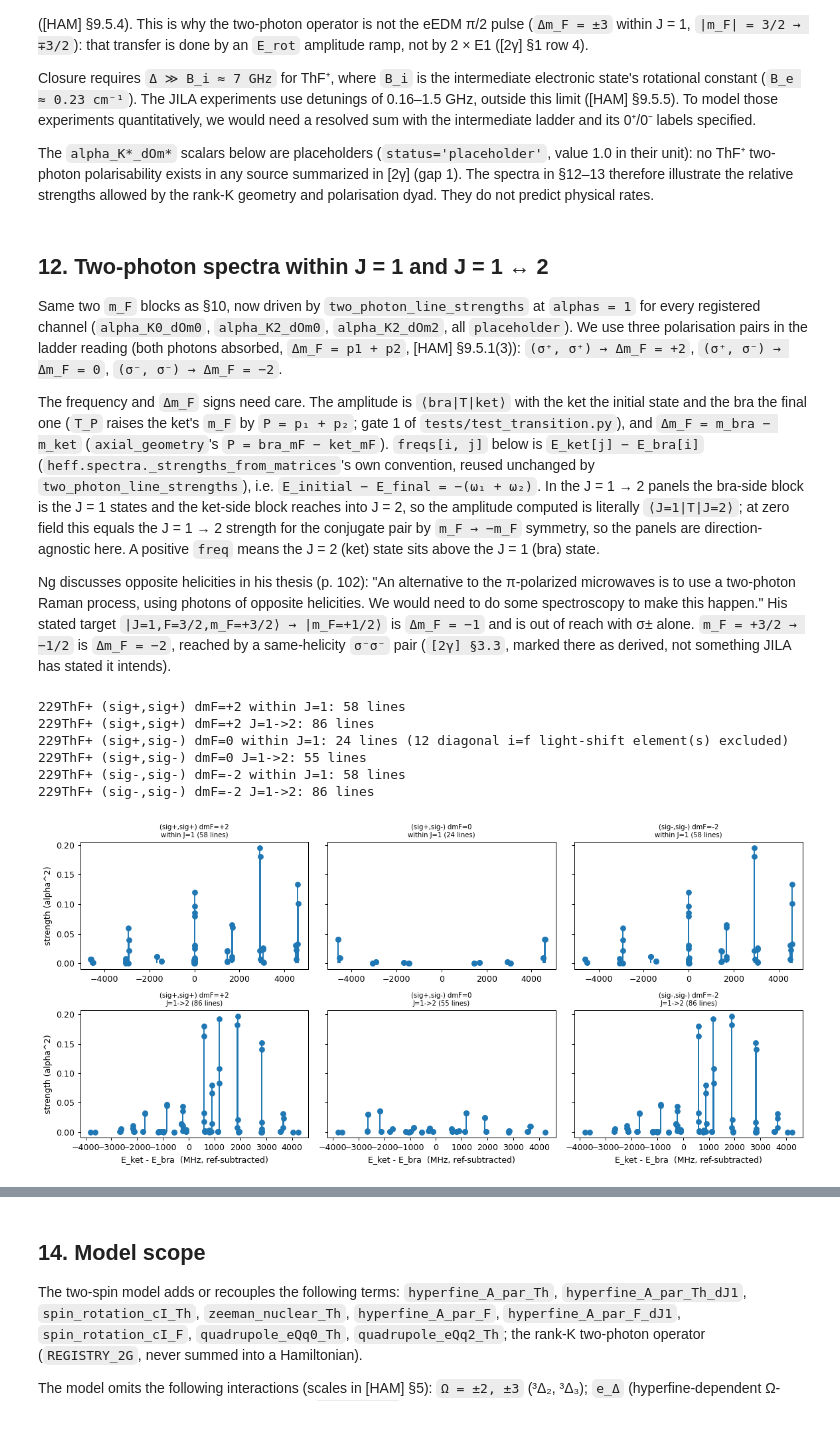
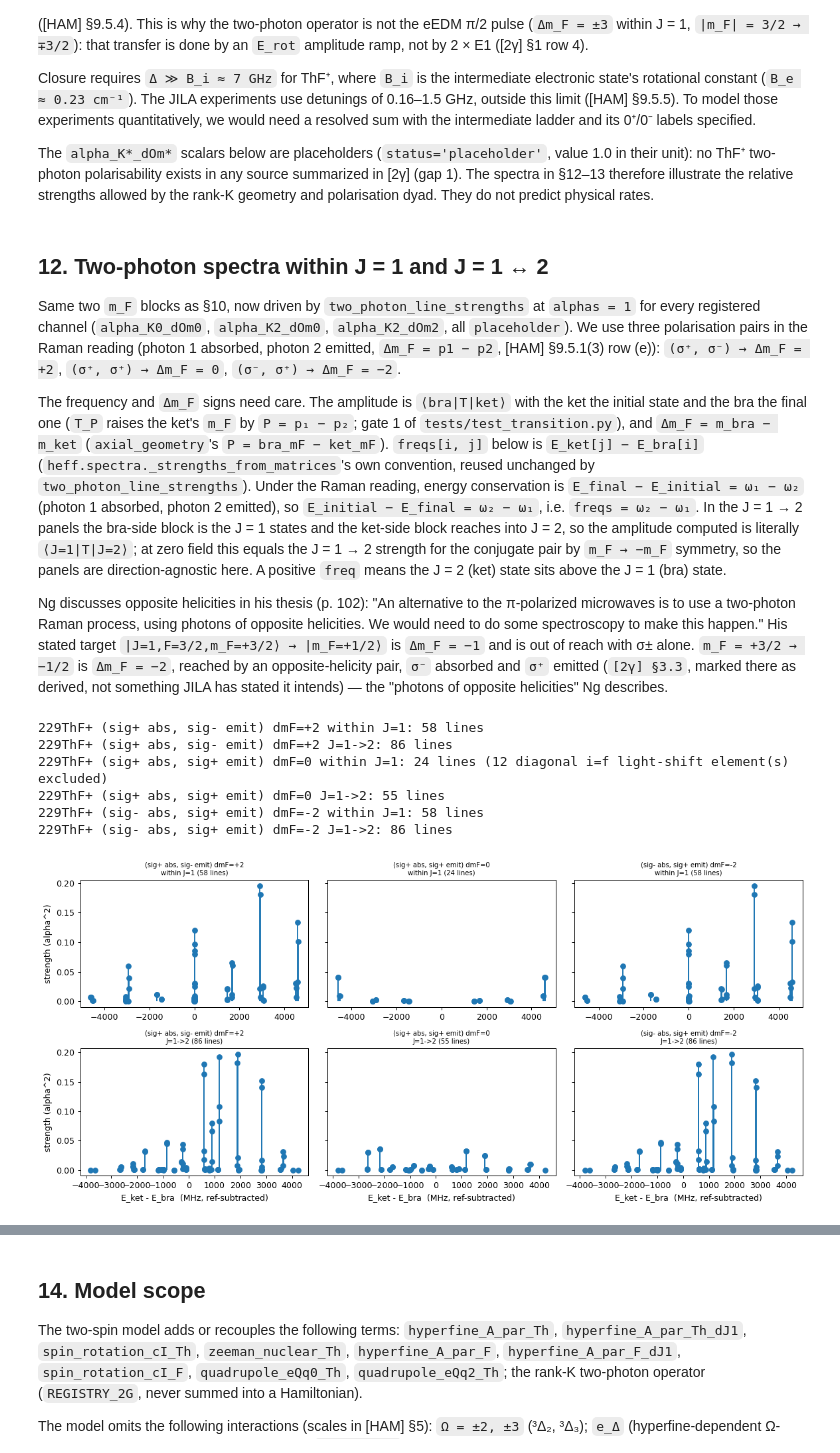
Before and after one commit to arianjad/heff, a Jupyter notebook: notebooks/ThF_plus_Isotopologues.ipynb, the cells around one changed output, grey strips where cells are left out. Cells and saved outputs as stored; diff of their text form; code cells hidden in the pictures; blank space fills up the shorter version.

Commit message:
Notebook: Raman reading for the two-photon section

```diff
--- a/notebooks/ThF_plus_Isotopologues.ipynb
+++ b/notebooks/ThF_plus_Isotopologues.ipynb
@@ -774,16 +774,19 @@ They do not predict physical rates.
 Same two `m_F` blocks as §10, now driven by `two_photon_line_strengths` at
 `alphas = 1` for every registered channel (`alpha_K0_dOm0`, `alpha_K2_dOm0`,
 `alpha_K2_dOm2`, all `placeholder`). We use three polarisation pairs in the
-ladder reading (both photons absorbed, `Δm_F = p1 + p2`, [HAM] §9.5.1(3)):
-`(σ⁺, σ⁺) → Δm_F = +2`, `(σ⁺, σ⁻) → Δm_F = 0`, `(σ⁻, σ⁻) → Δm_F = −2`.
+Raman reading (photon 1 absorbed, photon 2 emitted, `Δm_F = p1 − p2`,
+[HAM] §9.5.1(3) row (e)): `(σ⁺, σ⁻) → Δm_F = +2`, `(σ⁺, σ⁺) → Δm_F = 0`,
+`(σ⁻, σ⁺) → Δm_F = −2`.
 
 The frequency and `Δm_F` signs need care. The amplitude is `⟨bra|T|ket⟩`
 with the ket the initial state and the bra the final one (`T_P` raises the
-ket's `m_F` by `P = p₁ + p₂`; gate 1 of `tests/test_transition.py`), and
+ket's `m_F` by `P = p₁ − p₂`; gate 1 of `tests/test_transition.py`), and
 `Δm_F = m_bra − m_ket` (`axial_geometry`'s `P = bra_mF − ket_mF`).
 `freqs[i, j]` below is `E_ket[j] − E_bra[i]` (`heff.spectra._strengths_from_matrices`'s
-own convention, reused unchanged by `two_photon_line_strengths`), i.e.
-`E_initial − E_final = −(ω₁ + ω₂)`. In the J = 1 → 2 panels the bra-side
+own convention, reused unchanged by `two_photon_line_strengths`). Under the
+Raman reading, energy conservation is `E_final − E_initial = ω₁ − ω₂`
+(photon 1 absorbed, photon 2 emitted), so `E_initial − E_final = ω₂ − ω₁`,
+i.e. `freqs = ω₂ − ω₁`. In the J = 1 → 2 panels the bra-side
 block is the J = 1 states and the ket-side block reaches into J = 2, so the
 amplitude computed is literally `⟨J=1|T|J=2⟩`; at zero field this equals the
 J = 1 → 2 strength for the conjugate pair by `m_F → −m_F` symmetry, so the
@@ -795,26 +798,29 @@ Ng discusses opposite helicities in his thesis (p. 102):
 process, using photons of opposite helicities. We would need to do some
 spectroscopy to make this happen." His stated target
 `|J=1,F=3/2,m_F=+3/2⟩ → |m_F=+1/2⟩` is `Δm_F = −1` and is out of reach
-with σ± alone. `m_F = +3/2 → −1/2` is `Δm_F = −2`, reached by a
-same-helicity `σ⁻σ⁻` pair (`[2γ] §3.3`, marked there as derived, not
-something JILA has stated it intends).
+with σ± alone. `m_F = +3/2 → −1/2` is `Δm_F = −2`, reached by an
+opposite-helicity pair, `σ⁻` absorbed and `σ⁺` emitted (`[2γ] §3.3`, marked
+there as derived, not something JILA has stated it intends) — the
+"photons of opposite helicities" Ng describes.
 # %%
 SQ2 = np.sqrt(2.0)
 SIGMA_P = np.array([-1.0, -1.0j, 0.0]) / SQ2
 SIGMA_M = np.array([1.0, -1.0j, 0.0]) / SQ2
 ALPHAS = {'alpha_K0_dOm0': 1.0, 'alpha_K2_dOm0': 1.0, 'alpha_K2_dOm2': 1.0}
 
-# label -> (eps1, eps2, Delta m_F).  Ladder reading (both photons absorbed,
-# Delta m_F = p1 + p2, [HAM] S9.5.1(3) row (d)). two_photon_spectrum's first
-# block argument is the BRA side and the second is the KET side
-# (two_photon_matrix(kets_a, kets_b, ...) evaluates two_photon_geometry(
-# kets_a[i], kets_b[j], ...), whose bra/ket order matches axial_geometry:
-# Delta m_F = P = bra_mF - ket_mF), so the bra-side block sits at
-# ket_mF + Delta m_F. Picking the wrong pair gives an all-zero spectrum,
-# not an error, so this mapping is the load-bearing part.
-TWOP_PAIRS = {'(sig+,sig+) dmF=+2': (SIGMA_P, SIGMA_P, 2),
-             '(sig+,sig-) dmF=0': (SIGMA_P, SIGMA_M, 0),
-             '(sig-,sig-) dmF=-2': (SIGMA_M, SIGMA_M, -2)}
+# label -> (eps1, eps2, Delta m_F).  Raman reading (photon 1 absorbed,
+# photon 2 emitted, Delta m_F = p1 - p2, [HAM] S9.5.1(3) row (e)).
+# two_photon_spectrum's first block argument is the BRA side and the second
+# is the KET side (two_photon_matrix(kets_a, kets_b, ...) evaluates
+# two_photon_geometry(kets_a[i], kets_b[j], ...), whose bra/ket order
+# matches axial_geometry: Delta m_F = P = bra_mF - ket_mF), so the bra-side
+# block sits at ket_mF + Delta m_F. Picking the wrong pair gives an
+# all-zero spectrum, not an error, so this mapping is the load-bearing part
+# (verified against heff.twophoton.dyad_weights: (sig+,sig-) -> {2},
+# (sig+,sig+) -> {0}, (sig-,sig+) -> {-2}).
+TWOP_PAIRS = {'(sig+ abs, sig- emit) dmF=+2': (SIGMA_P, SIGMA_M, 2),
+             '(sig+ abs, sig+ emit) dmF=0': (SIGMA_P, SIGMA_P, 0),
+             '(sig- abs, sig+ emit) dmF=-2': (SIGMA_M, SIGMA_P, -2)}
 
 
 # 232ThF+ padded into the KET_C2 dtype at I_Th=0 (V16: ket-for-ket identical
@@ -850,40 +856,40 @@ def two_photon_spectrum(iso, mF_a, mF_b, eps1, eps2):
 
 mF0_229 = 0.0
 fig, axes = plt.subplots(2, 3, figsize=(13, 6), sharey='row')
 for col, (label, (eps1, eps2, dmF)) in enumerate(TWOP_PAIRS.items()):
     freqs, S, lab_a, lab_b = two_photon_spectrum('229', mF0_229 + dmF, mF0_229, eps1, eps2)
     mask = S > 1e-9 * max(S.max(), 1e-30)
     ia, ib = np.nonzero(mask)
     for row, (Ja, Jb, title) in enumerate([(1, 1, 'within J=1'), (1, 2, 'J=1->2')]):
         sel = [(i, j) for i, j in zip(ia, ib) if lab_a[i]['J'] == Ja and lab_b[j]['J'] == Jb]
         n_diag = 0
         if dmF == 0 and Ja == Jb:
             # dmF=0 reuses the SAME mF block for bra and ket, so i==j is the
             # literal same eigenstate: a diagonal alpha^K=0 "light shift"
             # element, not a transition. Excluded from the transition panels
             # Reported separately below because it is a light shift, not a transition.
             n_diag = sum(1 for i, j in sel if i == j)
             sel = [(i, j) for i, j in sel if i != j]
         f0 = 0.0 if Ja == Jb else 4 * pset229.value('B0')
         if sel:
             axes[row, col].stem([freqs[i, j] - f0 for i, j in sel],
                                 [S[i, j] for i, j in sel], basefmt=' ')
         axes[row, col].set_title(f'{label}\n{title} ({len(sel)} lines)', fontsize=8)
         print(f"229ThF+ {label} {title}: {len(sel)} lines"
               + (f" ({n_diag} diagonal i=f light-shift element(s) excluded)" if n_diag else ""))
     axes[1, col].set_xlabel('E_ket - E_bra  (MHz, ref-subtracted)')
 axes[0, 0].set_ylabel('strength (alpha^2)')
 axes[1, 0].set_ylabel('strength (alpha^2)')
 plt.tight_layout()
 plt.show()
 # %% [output]
-229ThF+ (sig+,sig+) dmF=+2 within J=1: 58 lines
-229ThF+ (sig+,sig+) dmF=+2 J=1->2: 86 lines
-229ThF+ (sig+,sig-) dmF=0 within J=1: 24 lines (12 diagonal i=f light-shift element(s) excluded)
-229ThF+ (sig+,sig-) dmF=0 J=1->2: 55 lines
-229ThF+ (sig-,sig-) dmF=-2 within J=1: 58 lines
-229ThF+ (sig-,sig-) dmF=-2 J=1->2: 86 lines
+229ThF+ (sig+ abs, sig- emit) dmF=+2 within J=1: 58 lines
+229ThF+ (sig+ abs, sig- emit) dmF=+2 J=1->2: 86 lines
+229ThF+ (sig+ abs, sig+ emit) dmF=0 within J=1: 24 lines (12 diagonal i=f light-shift element(s) excluded)
+229ThF+ (sig+ abs, sig+ emit) dmF=0 J=1->2: 55 lines
+229ThF+ (sig- abs, sig+ emit) dmF=-2 within J=1: 58 lines
+229ThF+ (sig- abs, sig+ emit) dmF=-2 J=1->2: 86 lines
-[figure, old version]
+[figure, new version]
 # %% [markdown]
 ## 13. Two-photon spectra, all three isotopologues
 
```
Also changed, not shown: parts of 2 cells of this notebook, 1 other file.
